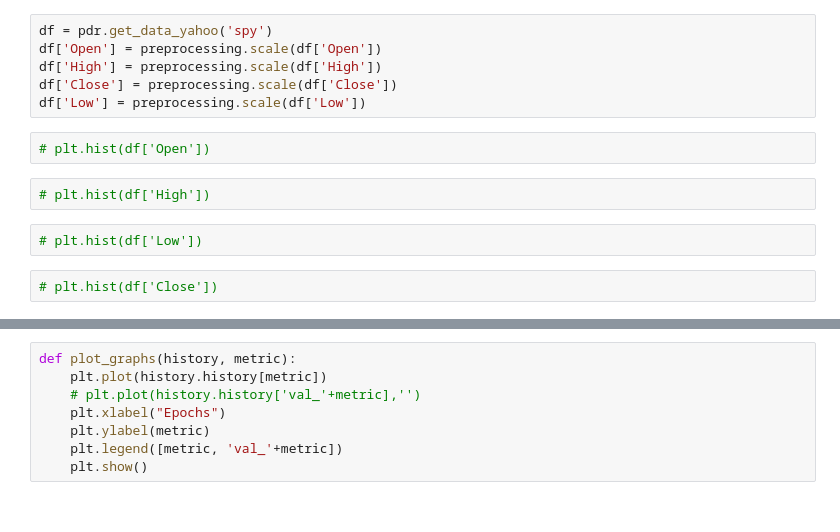
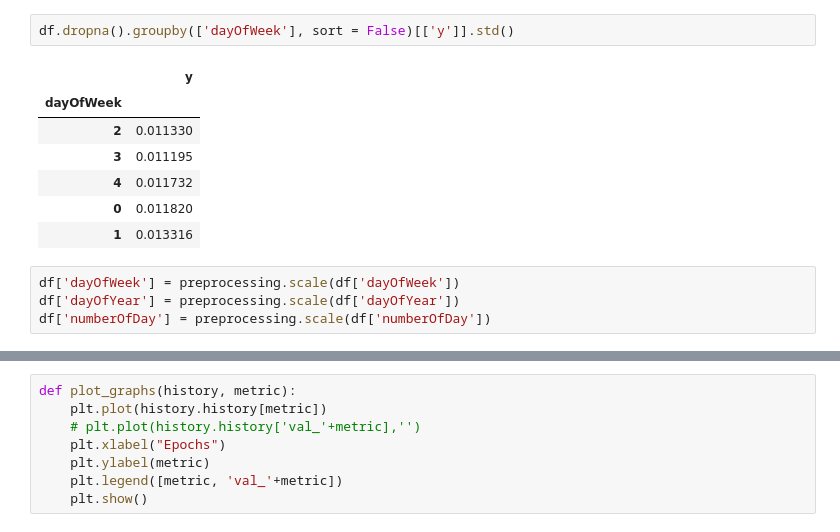
Before and after one commit to VladimirOvsienko/tenorflow, a Jupyter notebook: data.ipynb, the cells around one changed output, grey strips where cells are left out. Drawn from its saved outputs; the diff is of its cells as text.

```diff
--- a/data.ipynb
+++ b/data.ipynb
@@ -12,16 +73,16 @@ from tensorflow.keras import regularizers
+# %%
+df.dropna().groupby(['dayOfWeek'], sort = False)[['y']].std()
+# %% [output]
+|  | y |
+| dayOfWeek |  |
+| 2 | 0.011330 |
+| 3 | 0.011195 |
+| 4 | 0.011732 |
+| 0 | 0.011820 |
+| 1 | 0.013316 |
 # %%
-df = pdr.get_data_yahoo('spy')
-df['Open'] = preprocessing.scale(df['Open'])
-df['High'] = preprocessing.scale(df['High'])
-df['Close'] = preprocessing.scale(df['Close'])
-df['Low'] = preprocessing.scale(df['Low'])
+df['dayOfWeek'] = preprocessing.scale(df['dayOfWeek'])
+df['dayOfYear'] = preprocessing.scale(df['dayOfYear'])
+df['numberOfDay'] = preprocessing.scale(df['numberOfDay'])
-# %%
-# plt.hist(df['Open'])
-# %%
-# plt.hist(df['High'])
-# %%
-# plt.hist(df['Low'])
-# %%
-# plt.hist(df['Close'])
 # %%
 
```
Also changed, not shown: parts of 15 cells of this notebook.
